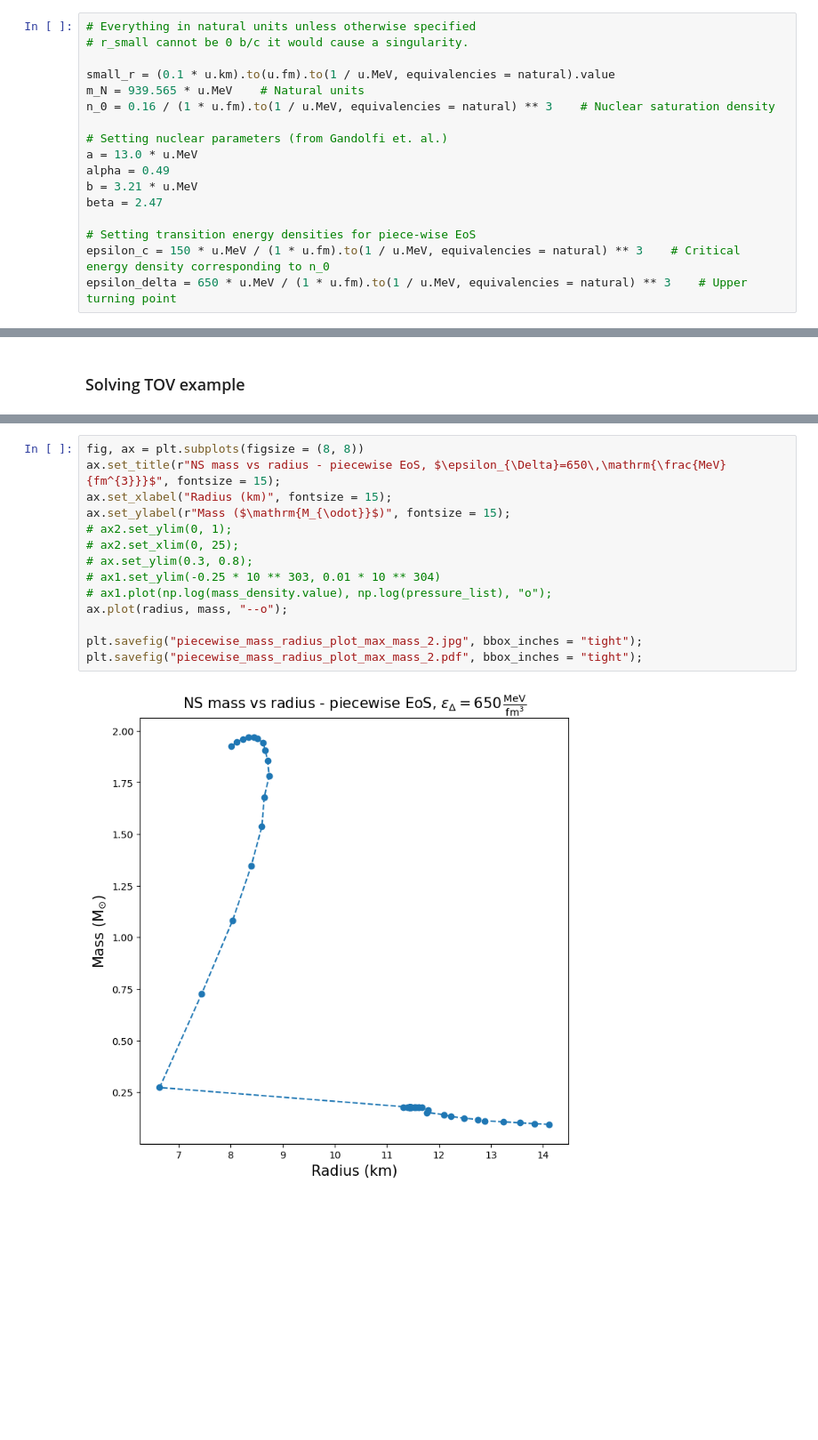
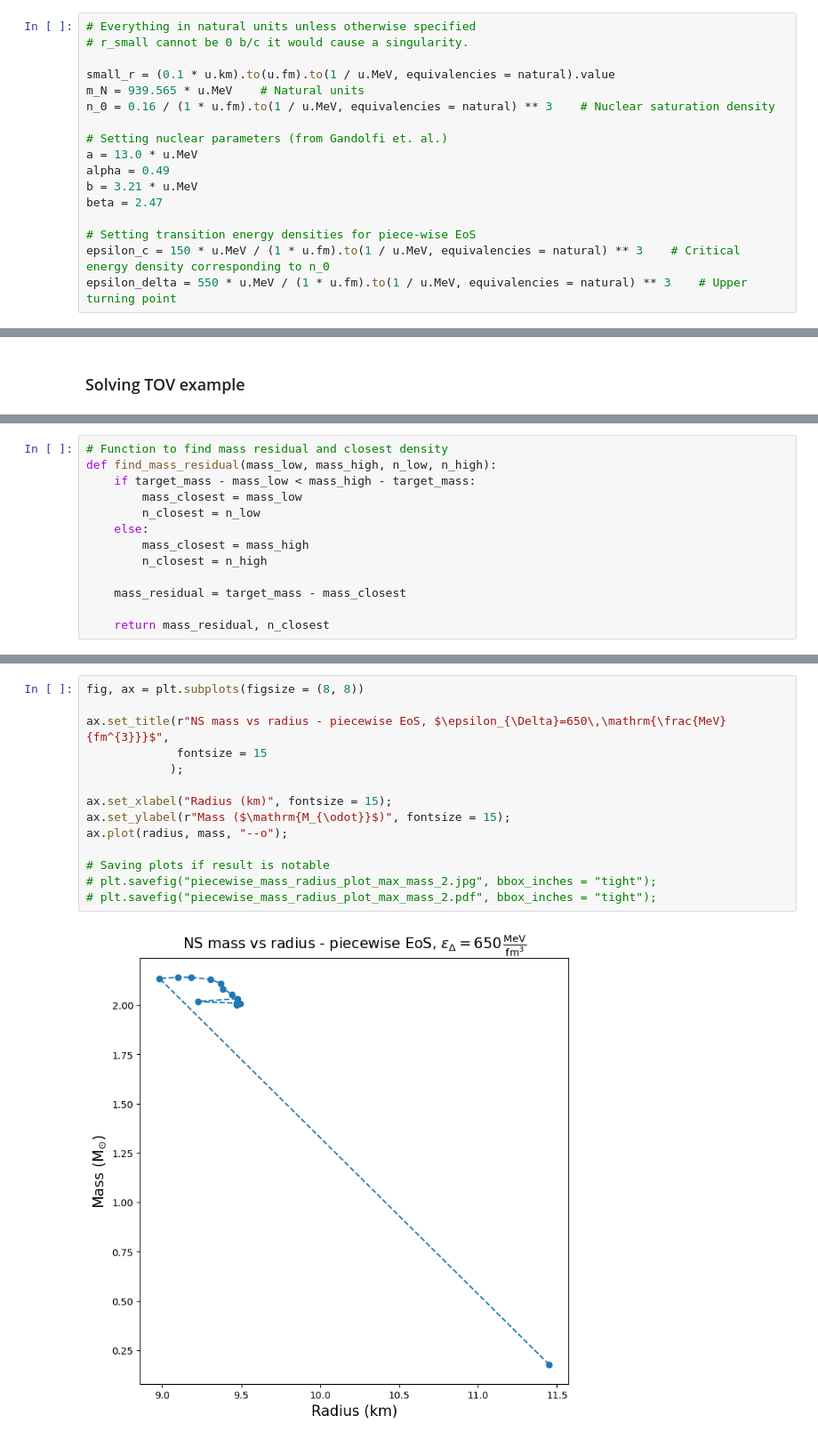
Before and after one commit to ryankrismer/INTURN_24-1, a Jupyter notebook: TOV_solver_extremal_EoS.ipynb, the cells around one changed output, grey strips where cells are left out. Shown at 89% size. Drawn from its saved outputs; the diff is of its cells as text; blank space fills up the shorter version.

```diff
--- a/TOV_solver_extremal_EoS.ipynb
+++ b/TOV_solver_extremal_EoS.ipynb
@@ -465,7 +465,7 @@ beta = 2.47
 
 # Setting transition energy densities for piece-wise EoS
 epsilon_c = 150 * u.MeV / (1 * u.fm).to(1 / u.MeV, equivalencies = natural) ** 3    # Critical energy density corresponding to n_0
-epsilon_delta = 650 * u.MeV / (1 * u.fm).to(1 / u.MeV, equivalencies = natural) ** 3    # Upper turning point
+epsilon_delta = 550 * u.MeV / (1 * u.fm).to(1 / u.MeV, equivalencies = natural) ** 3    # Upper turning point
 # %% [markdown]
 ### Setting central cumulative mass initial condition
 # %%
@@ -683,0 +701,13 @@ Mass is 1.95 solMass.
+# %%
+# Function to find mass residual and closest density
+def find_mass_residual(mass_low, mass_high, n_low, n_high):
+    if target_mass - mass_low < mass_high - target_mass:
+        mass_closest = mass_low
+        n_closest = n_low
+    else:
+        mass_closest = mass_high
+        n_closest = n_high
+
+    mass_residual = target_mass - mass_closest
+
+    return mass_residual, n_closest
@@ -750,19 +817,19 @@ print(mass, radius)
 # %%
 fig, ax = plt.subplots(figsize = (8, 8))
-ax.set_title(r"NS mass vs radius - piecewise EoS, $\epsilon_{\Delta}=650\,\mathrm{\frac{MeV}{fm^{3}}}$", fontsize = 15);
+
+ax.set_title(r"NS mass vs radius - piecewise EoS, $\epsilon_{\Delta}=650\,\mathrm{\frac{MeV}{fm^{3}}}$",
+             fontsize = 15
+            );
+
 ax.set_xlabel("Radius (km)", fontsize = 15);
 ax.set_ylabel(r"Mass ($\mathrm{M_{\odot}}$)", fontsize = 15);
-# ax2.set_ylim(0, 1);
-# ax2.set_xlim(0, 25);
-# ax.set_ylim(0.3, 0.8);
-# ax1.set_ylim(-0.25 * 10 ** 303, 0.01 * 10 ** 304)
-# ax1.plot(np.log(mass_density.value), np.log(pressure_list), "o");
 ax.plot(radius, mass, "--o");
 
-plt.savefig("piecewise_mass_radius_plot_max_mass_2.jpg", bbox_inches = "tight");
-plt.savefig("piecewise_mass_radius_plot_max_mass_2.pdf", bbox_inches = "tight");
+# Saving plots if result is notable
+# plt.savefig("piecewise_mass_radius_plot_max_mass_2.jpg", bbox_inches = "tight");
+# plt.savefig("piecewise_mass_radius_plot_max_mass_2.pdf", bbox_inches = "tight");
 # %% [output]
-[figure, old version]
+[figure, new version]
 # %%
 index = np.where(mass == np.max(mass))
 print(f"Maximum mass is {np.max(mass)} and radius is {radius[index]}.")
```
Also changed, not shown: parts of 12 cells of this notebook.
